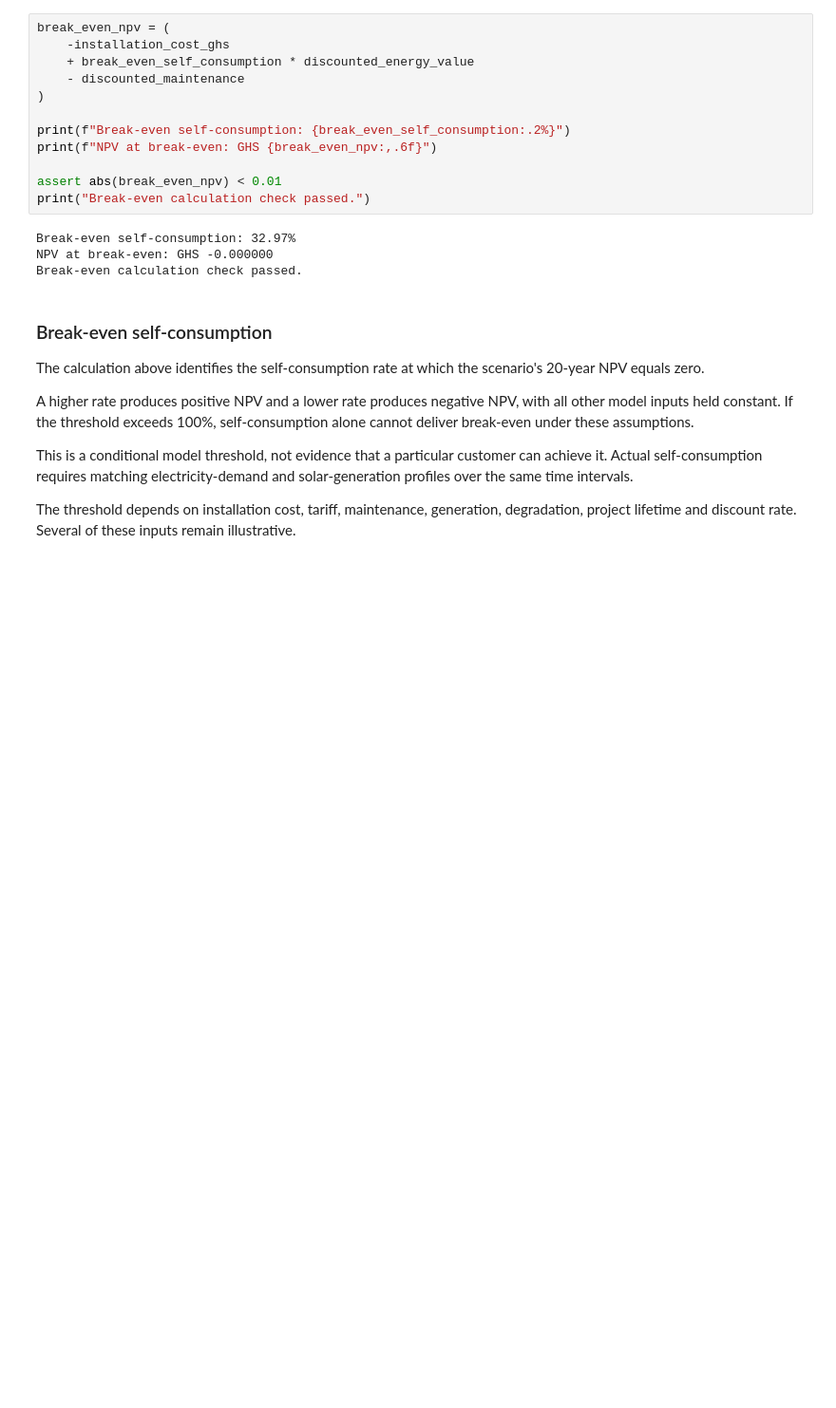
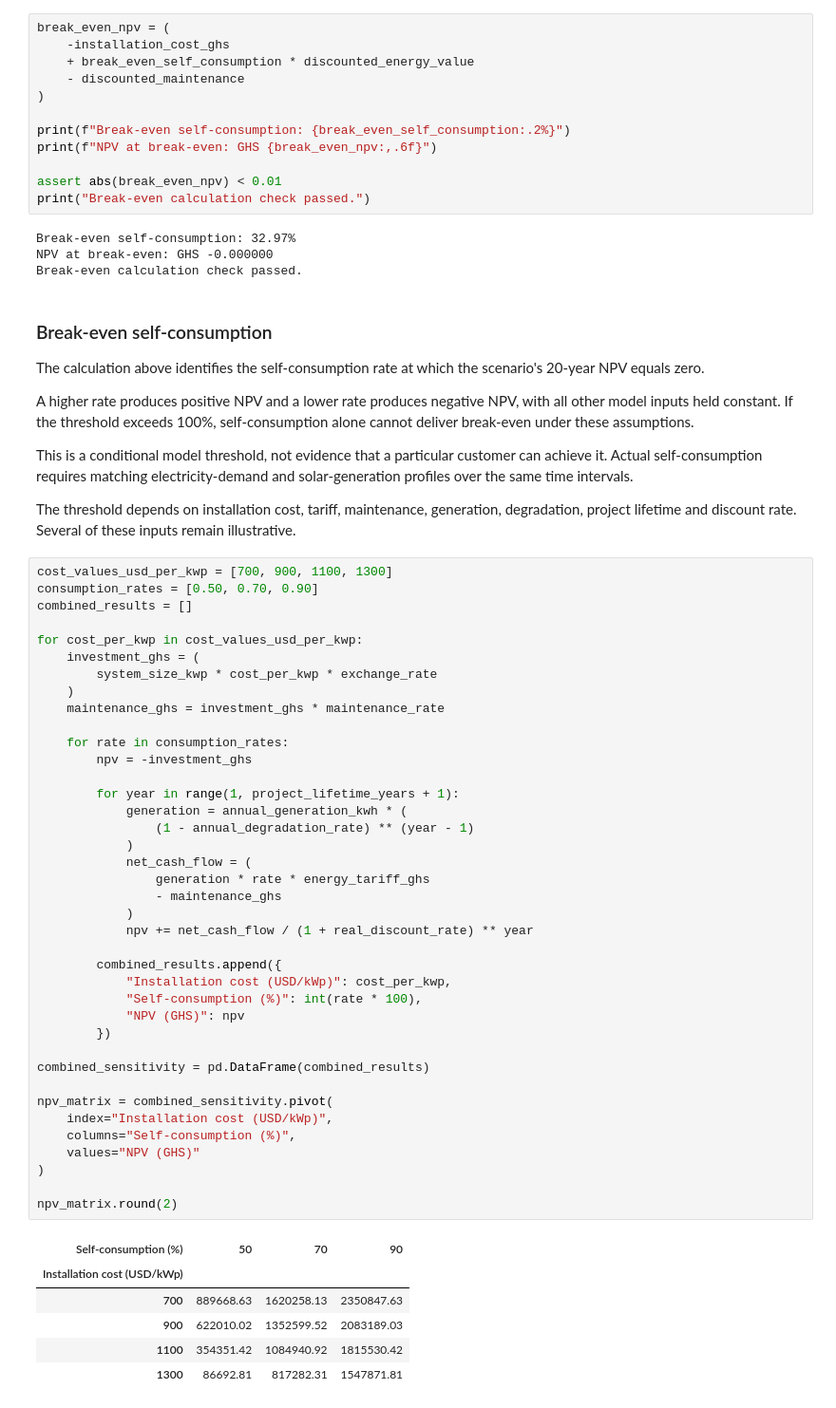
Before and after one commit to GHseyram/Ghana-energy-transition-investment-analytics, a Jupyter notebook: notebooks/05_ghana_solar_scenario.ipynb, the cells around one changed output. Shown at 95% size. Drawn from its saved outputs; the diff is of its cells as text; blank space fills up the shorter version.

```diff
--- a/notebooks/05_ghana_solar_scenario.ipynb
+++ b/notebooks/05_ghana_solar_scenario.ipynb
@@ -417,3 +417,49 @@ profiles over the same time intervals.
 The threshold depends on installation cost, tariff, maintenance,
 generation, degradation, project lifetime and discount rate.
 Several of these inputs remain illustrative.
+# %%
+cost_values_usd_per_kwp = [700, 900, 1100, 1300]
+consumption_rates = [0.50, 0.70, 0.90]
+combined_results = []
+
+for cost_per_kwp in cost_values_usd_per_kwp:
+    investment_ghs = (
+        system_size_kwp * cost_per_kwp * exchange_rate
+    )
+    maintenance_ghs = investment_ghs * maintenance_rate
+
+    for rate in consumption_rates:
+        npv = -investment_ghs
+
+        for year in range(1, project_lifetime_years + 1):
+            generation = annual_generation_kwh * (
+                (1 - annual_degradation_rate) ** (year - 1)
+            )
+            net_cash_flow = (
+                generation * rate * energy_tariff_ghs
+                - maintenance_ghs
+            )
+            npv += net_cash_flow / (1 + real_discount_rate) ** year
+
+        combined_results.append({
+            "Installation cost (USD/kWp)": cost_per_kwp,
+            "Self-consumption (%)": int(rate * 100),
+            "NPV (GHS)": npv
+        })
+
+combined_sensitivity = pd.DataFrame(combined_results)
+
+npv_matrix = combined_sensitivity.pivot(
+    index="Installation cost (USD/kWp)",
+    columns="Self-consumption (%)",
+    values="NPV (GHS)"
+)
+
+npv_matrix.round(2)
+# %% [output]
+| Self-consumption (%) | 50 | 70 | 90 |
+| Installation cost (USD/kWp) |  |  |  |
+| 700 | 889668.63 | 1620258.13 | 2350847.63 |
+| 900 | 622010.02 | 1352599.52 | 2083189.03 |
+| 1100 | 354351.42 | 1084940.92 | 1815530.42 |
+| 1300 | 86692.81 | 817282.31 | 1547871.81 |
```
Also changed, not shown: parts of 2 cells of this notebook.
